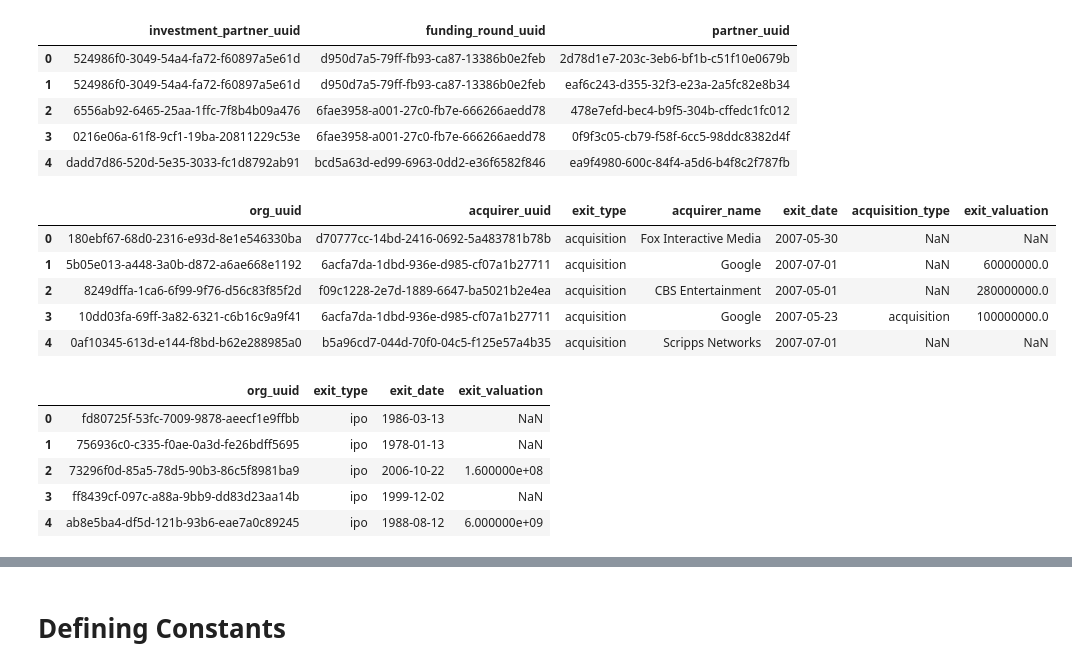
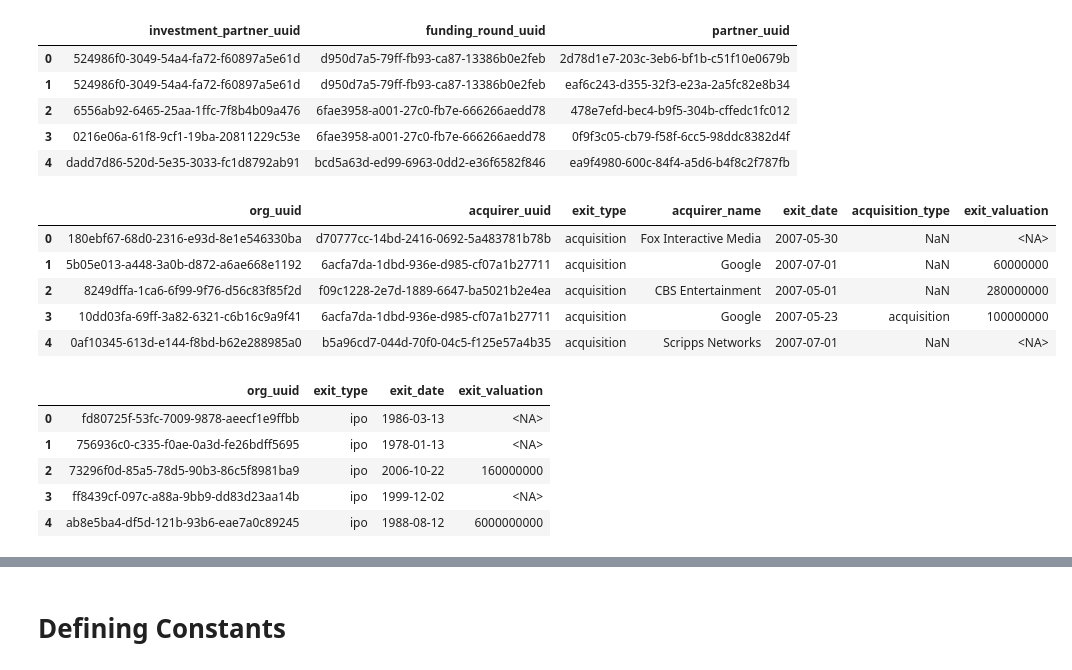
Before and after one commit to johanhaha/VentureMafia-Backend, a Jupyter notebook: data_analysis/VentureMafia-productionalised.ipynb, the cells around one changed output, grey strips where cells are left out. Cells and saved outputs as stored; diff of their text form; code cells hidden in the pictures.

```diff
--- a/data_analysis/VentureMafia-productionalised.ipynb
+++ b/data_analysis/VentureMafia-productionalised.ipynb
@@ -103,18 +106,20 @@ investment_partners.head()
 # %%
 acquisitions = pd.read_csv(data_path + '/acquisitions.csv')[['acquiree_uuid', 'acquirer_uuid', 'type', 'acquirer_name', 'acquired_on', 'acquisition_type', 'price_usd']]
 
 acquisitions = acquisitions.rename(columns = {'acquiree_uuid': 'org_uuid', 'type': 'exit_type', 'acquired_on': 'exit_date', 'price_usd': 'exit_valuation'})
 
 acquisitions = acquisitions.assign(exit_date = pd.to_datetime(acquisitions['exit_date'], errors = 'coerce'))
 
+acquisitions['exit_valuation'] = acquisitions['exit_valuation'].astype('Int64')
+
 acquisitions.head()
 # %% [output]
 |  | org_uuid | acquirer_uuid | exit_type | acquirer_name | exit_date | acquisition_type | exit_valuation |
-| 0 | 180ebf67-68d0-2316-e93d-8e1e546330ba | d70777cc-14bd-2416-0692-5a483781b78b | acquisition | Fox Interactive Media | 2007-05-30 | NaN | NaN |
-| 1 | 5b05e013-a448-3a0b-d872-a6ae668e1192 | 6acfa7da-1dbd-936e-d985-cf07a1b27711 | acquisition | Google | 2007-07-01 | NaN | 60000000.0 |
-| 2 | 8249dffa-1ca6-6f99-9f76-d56c83f85f2d | f09c1228-2e7d-1889-6647-ba5021b2e4ea | acquisition | CBS Entertainment | 2007-05-01 | NaN | 280000000.0 |
-| 3 | 10dd03fa-69ff-3a82-6321-c6b16c9a9f41 | 6acfa7da-1dbd-936e-d985-cf07a1b27711 | acquisition | Google | 2007-05-23 | acquisition | 100000000.0 |
-| 4 | 0af10345-613d-e144-f8bd-b62e288985a0 | b5a96cd7-044d-70f0-04c5-f125e57a4b35 | acquisition | Scripps Networks | 2007-07-01 | NaN | NaN |
+| 0 | 180ebf67-68d0-2316-e93d-8e1e546330ba | d70777cc-14bd-2416-0692-5a483781b78b | acquisition | Fox Interactive Media | 2007-05-30 | NaN | <NA> |
+| 1 | 5b05e013-a448-3a0b-d872-a6ae668e1192 | 6acfa7da-1dbd-936e-d985-cf07a1b27711 | acquisition | Google | 2007-07-01 | NaN | 60000000 |
+| 2 | 8249dffa-1ca6-6f99-9f76-d56c83f85f2d | f09c1228-2e7d-1889-6647-ba5021b2e4ea | acquisition | CBS Entertainment | 2007-05-01 | NaN | 280000000 |
+| 3 | 10dd03fa-69ff-3a82-6321-c6b16c9a9f41 | 6acfa7da-1dbd-936e-d985-cf07a1b27711 | acquisition | Google | 2007-05-23 | acquisition | 100000000 |
+| 4 | 0af10345-613d-e144-f8bd-b62e288985a0 | b5a96cd7-044d-70f0-04c5-f125e57a4b35 | acquisition | Scripps Networks | 2007-07-01 | NaN | <NA> |
 # %%
 ipos = pd.read_csv(data_path + '/ipos.csv')[['org_uuid', 'type', 'went_public_on', 'valuation_price_usd']]
 
@@ -122,14 +127,16 @@ ipos = ipos.rename(columns = {'uuid': 'investment_partner_uuid', 'type': 'exit_t
 
 ipos = ipos.assign(exit_date = pd.to_datetime(ipos['exit_date'], errors = 'coerce'))
 
+ipos['exit_valuation'] = ipos['exit_valuation'].astype('Int64')
+
 ipos.head()
 # %% [output]
 |  | org_uuid | exit_type | exit_date | exit_valuation |
-| 0 | fd80725f-53fc-7009-9878-aeecf1e9ffbb | ipo | 1986-03-13 | NaN |
-| 1 | 756936c0-c335-f0ae-0a3d-fe26bdff5695 | ipo | 1978-01-13 | NaN |
-| 2 | 73296f0d-85a5-78d5-90b3-86c5f8981ba9 | ipo | 2006-10-22 | 1.600000e+08 |
-| 3 | ff8439cf-097c-a88a-9bb9-dd83d23aa14b | ipo | 1999-12-02 | NaN |
-| 4 | ab8e5ba4-df5d-121b-93b6-eae7a0c89245 | ipo | 1988-08-12 | 6.000000e+09 |
+| 0 | fd80725f-53fc-7009-9878-aeecf1e9ffbb | ipo | 1986-03-13 | <NA> |
+| 1 | 756936c0-c335-f0ae-0a3d-fe26bdff5695 | ipo | 1978-01-13 | <NA> |
+| 2 | 73296f0d-85a5-78d5-90b3-86c5f8981ba9 | ipo | 2006-10-22 | 160000000 |
+| 3 | ff8439cf-097c-a88a-9bb9-dd83d23aa14b | ipo | 1999-12-02 | <NA> |
+| 4 | ab8e5ba4-df5d-121b-93b6-eae7a0c89245 | ipo | 1988-08-12 | 6000000000 |
 # %%
 acquisitons_ipos = pd.concat([acquisitions, ipos.drop_duplicates(subset = ['org_uuid', 'exit_date'])], ignore_index = True).sort_values(by = 'exit_date', ascending = False).drop_duplicates(subset = ['org_uuid'])
 
```
Also changed, not shown: parts of 14 cells of this notebook.
